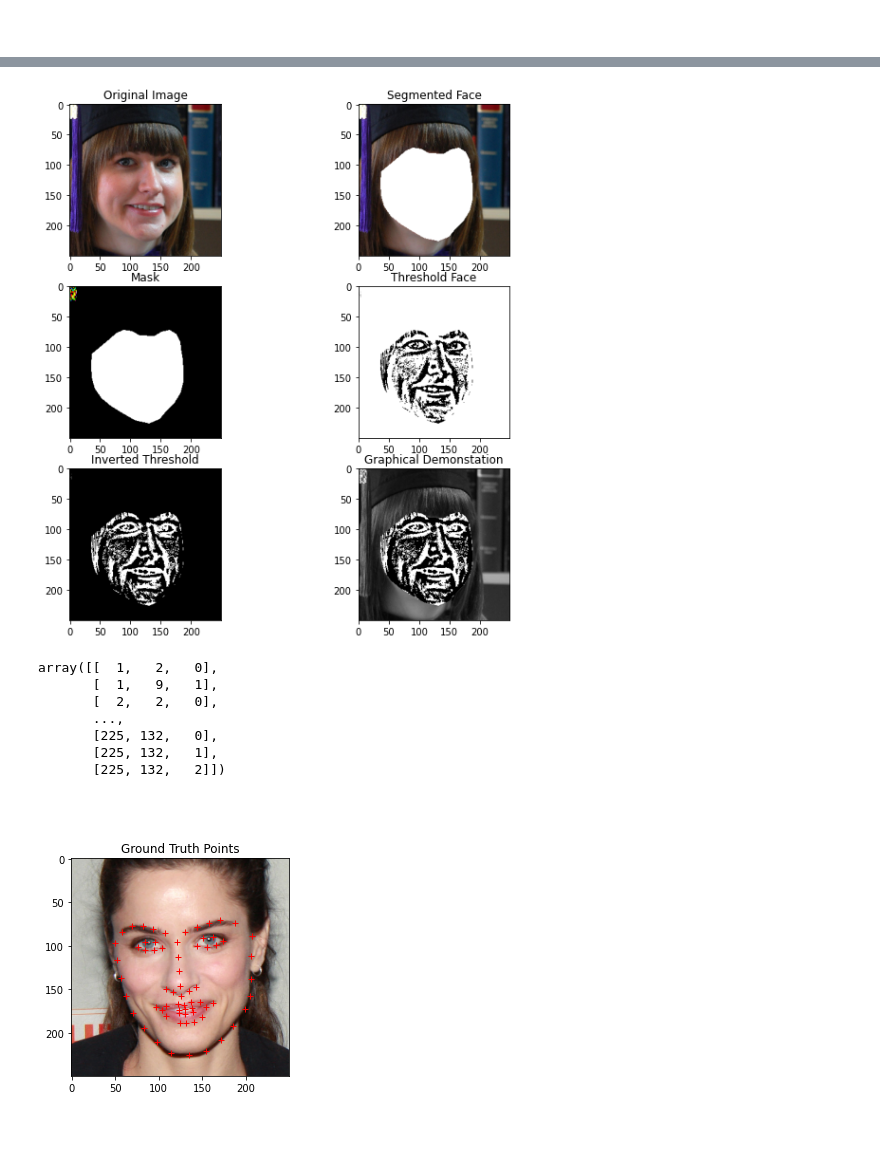
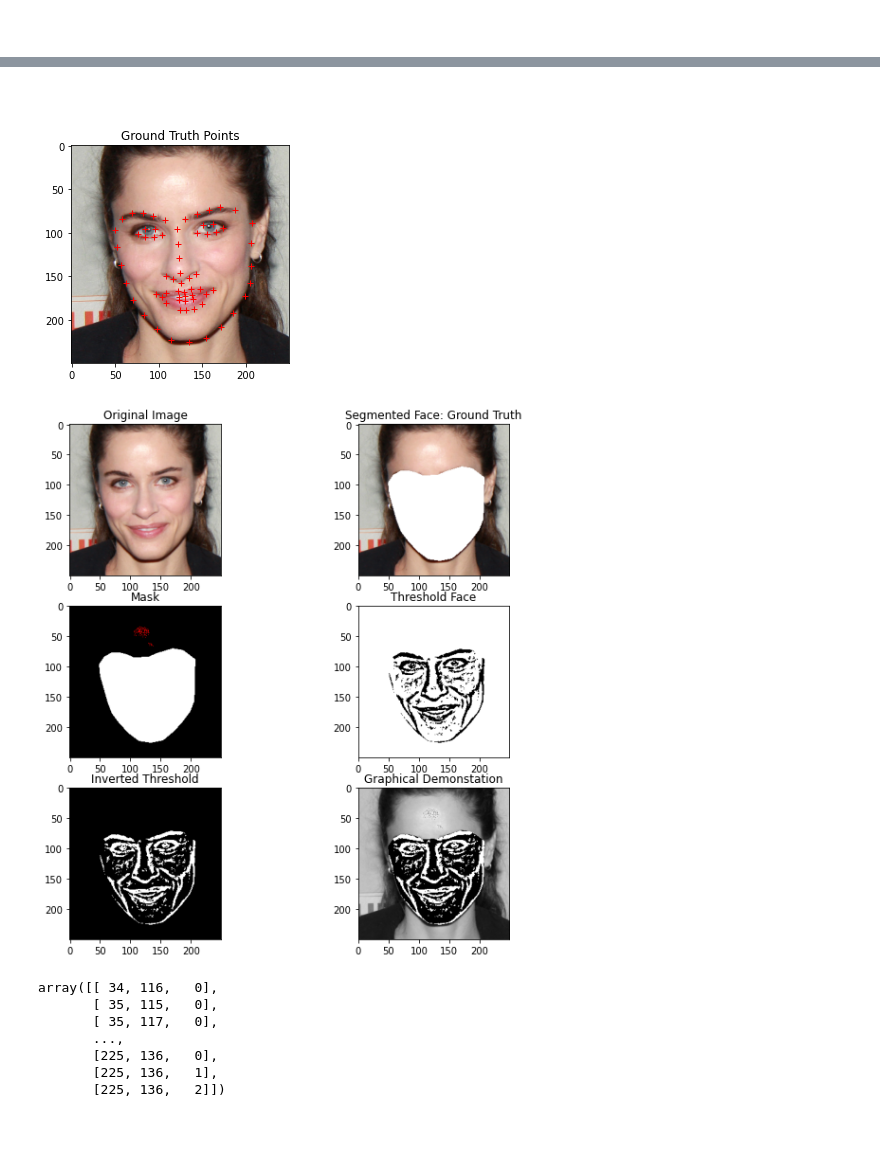
Before and after one commit to LordLean/Computer-Vision, a Jupyter notebook: CV_Labs/CV_183708.ipynb, the cells around one changed output, grey strips where cells are left out. Saved outputs shown, nothing was run; the diff lists cells and outputs as text; code cells hidden in the pictures.

```diff
--- a/CV_Labs/CV_183708.ipynb
+++ b/CV_Labs/CV_183708.ipynb
@@ -175,8 +178,13 @@ Example Data Shape: (6, 250, 250, 3)
+# %%
+#@title Data Handling
+
+# Ensure all training points within 0-250 range.
+train_pts = np.clip(train_pts,0,250)
 # %% [markdown]
 <br>
 # %%
 #@title Function - Visualize Images and Points
-def visualise_pts(img, pts, title_num):
+def visualise_pts(img, pts, title_num=0):
   titles = ["Ground Truth Points", "Predictions"]
   plt.imshow(img)
   plt.plot(pts[:, 0], pts[:, 1], '+r')
@@ -348,7 +356,9 @@ def face_segmentation(image_data=train_images[0],landmark_points=train_pts[0], t
   axarr[0,0].set_title("Original Image")
   axarr[0,0].imshow(image_data)
   # Face Segmented
-  axarr[0,1].set_title("Segmented Face")
+  axarr[0,1].set_title("Segmented Face: Ground Truth")
+  if truth_or_prediction:
+    axarr[0,1].set_title("Segmented Face: Predicted Points")
   axarr[0,1].imshow(img)
   # Face Segmented - Mask
   axarr[1,0].set_title("Mask")
@@ -385,12 +385,0 @@ visualise_pts(train_images[2611],train_pts[2611],0)
-# %%
-img_number = -201
-face_segmentation(train_images[img_number],train_pts[img_number],truth_or_prediction=0)
-# %% [output]
-[figure, removed]
-array([[  1,   2,   0],
-       [  1,   9,   1],
-       [  2,   2,   0],
-       ...,
-       [225, 132,   0],
-       [225, 132,   1],
-       [225, 132,   2]])
@@ -397,9 +402,2 @@ array([[  1,   2,   0],
 # %% [markdown]
 <br>
-# %%
-#@title Visualize Training Images and Points
-for i in range(1):
-  idx = np.random.randint(0, train_images.shape[0])
-  visualise_pts(train_images[i, ...], train_pts[i, ...],title_num=0)
-# %% [output]
-[figure, removed]
@@ -428,0 +404,19 @@ y_test = y[-500:]
+# %%
+#@title Visualize Training Images and Points + Brief graphical demo.
+# N.B. Will work with predicted points once created.
+
+img_num = 0
+
+visualise_pts(train_images[img_num],train_pts[img_num],0)
+
+face_segmentation(train_images[img_num],train_pts[img_num],truth_or_prediction=0)
+# %% [output]
+[figure, added]
+[figure, added]
+array([[ 34, 116,   0],
+       [ 35, 115,   0],
+       [ 35, 117,   0],
+       ...,
+       [225, 136,   0],
+       [225, 136,   1],
+       [225, 136,   2]])
```
Also changed, not shown: parts of 28 cells of this notebook.
